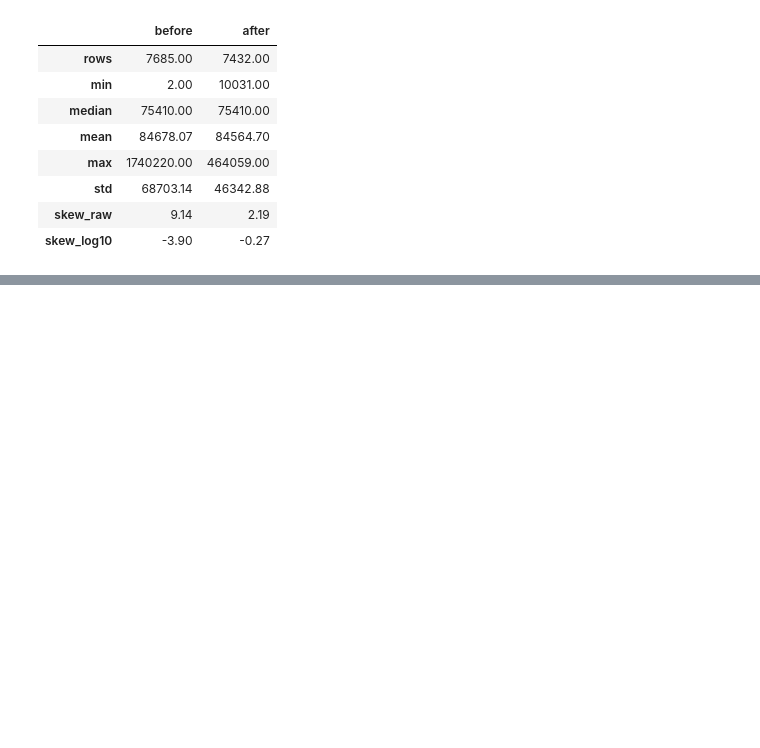
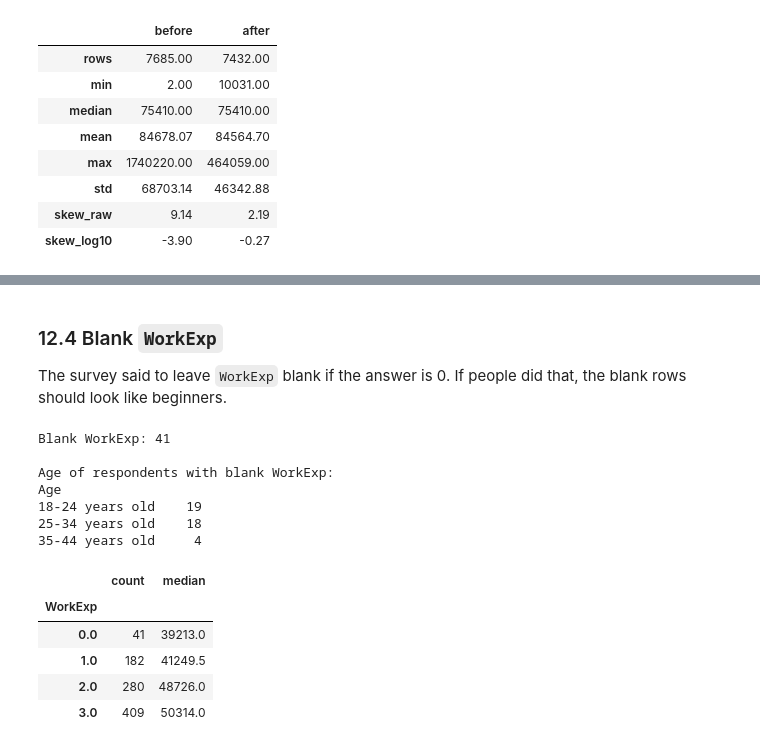
Before and after one commit to berkerild/developer-salary-prediction, a Jupyter notebook: notebooks/01_data_audit_cleaning.ipynb, the cells around one changed output, grey strips where cells are left out. Drawn from its saved outputs; the diff is of its cells as text; code cells hidden in the pictures; blank space fills up the shorter version.

```diff
--- a/notebooks/01_data_audit_cleaning.ipynb
+++ b/notebooks/01_data_audit_cleaning.ipynb
@@ -973,0 +991,28 @@ pd.DataFrame({"before": before, "after": after}).round(2)
+# %% [markdown]
+### 12.4 Blank `WorkExp`
+
+The survey said to leave `WorkExp` blank if the answer is 0. If people did that, the blank rows should look like beginners.
+# %%
+blank_work = df_clean["WorkExp"].isnull()
+print("Blank WorkExp:", blank_work.sum(), "\n")
+
+print("Age of respondents with blank WorkExp:")
+print(df_clean.loc[blank_work, "Age"].value_counts().to_string(), "\n")
+
+# Median salary by experience, with blanks shown as 0
+experience_filled = df_clean["WorkExp"].fillna(0)
+df_clean[experience_filled <= 3].groupby(experience_filled)[target].agg(["count", "median"])
+# %% [output]
+Blank WorkExp: 41
+
+Age of respondents with blank WorkExp:
+Age
+18-24 years old    19
+25-34 years old    18
+35-44 years old     4
+|  | count | median |
+| WorkExp |  |  |
+| 0.0 | 41 | 39213.0 |
+| 1.0 | 182 | 41249.5 |
+| 2.0 | 280 | 48726.0 |
+| 3.0 | 409 | 50314.0 |
```
Also changed, not shown: parts of 75 cells of this notebook.
